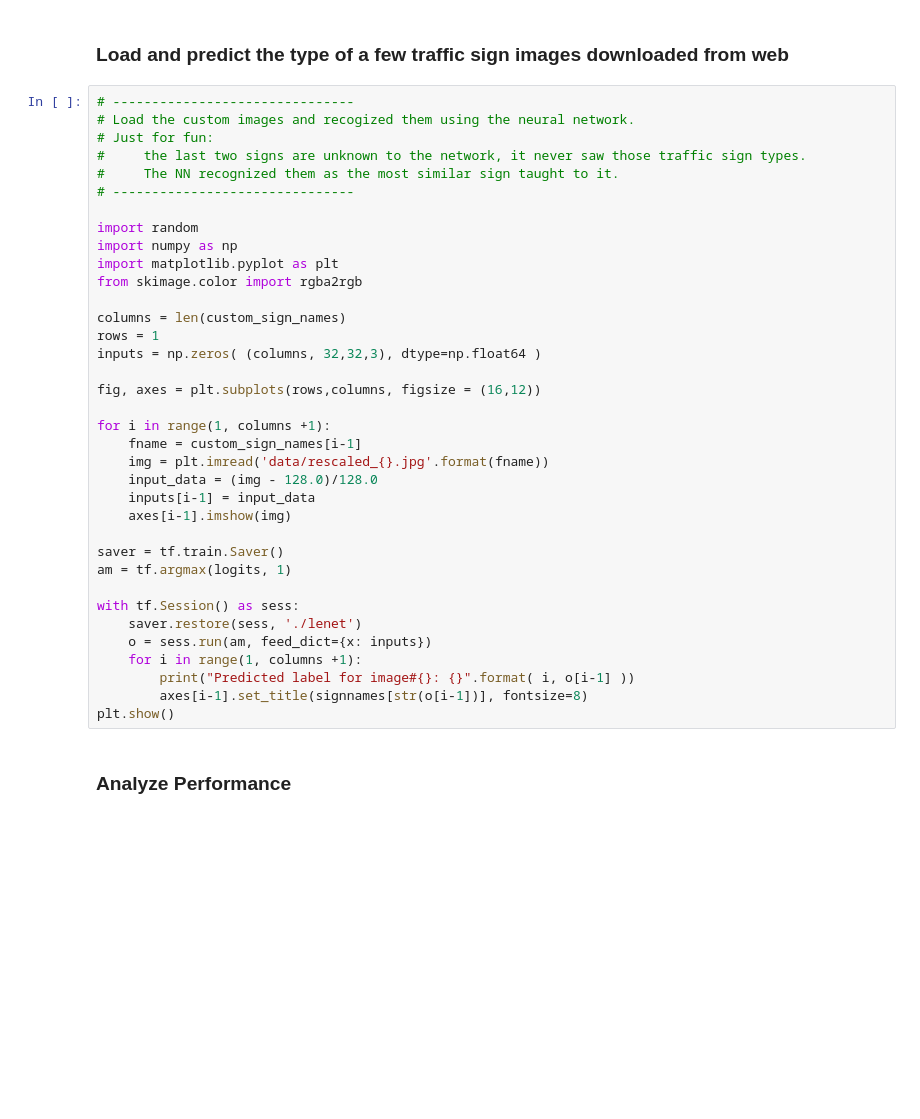
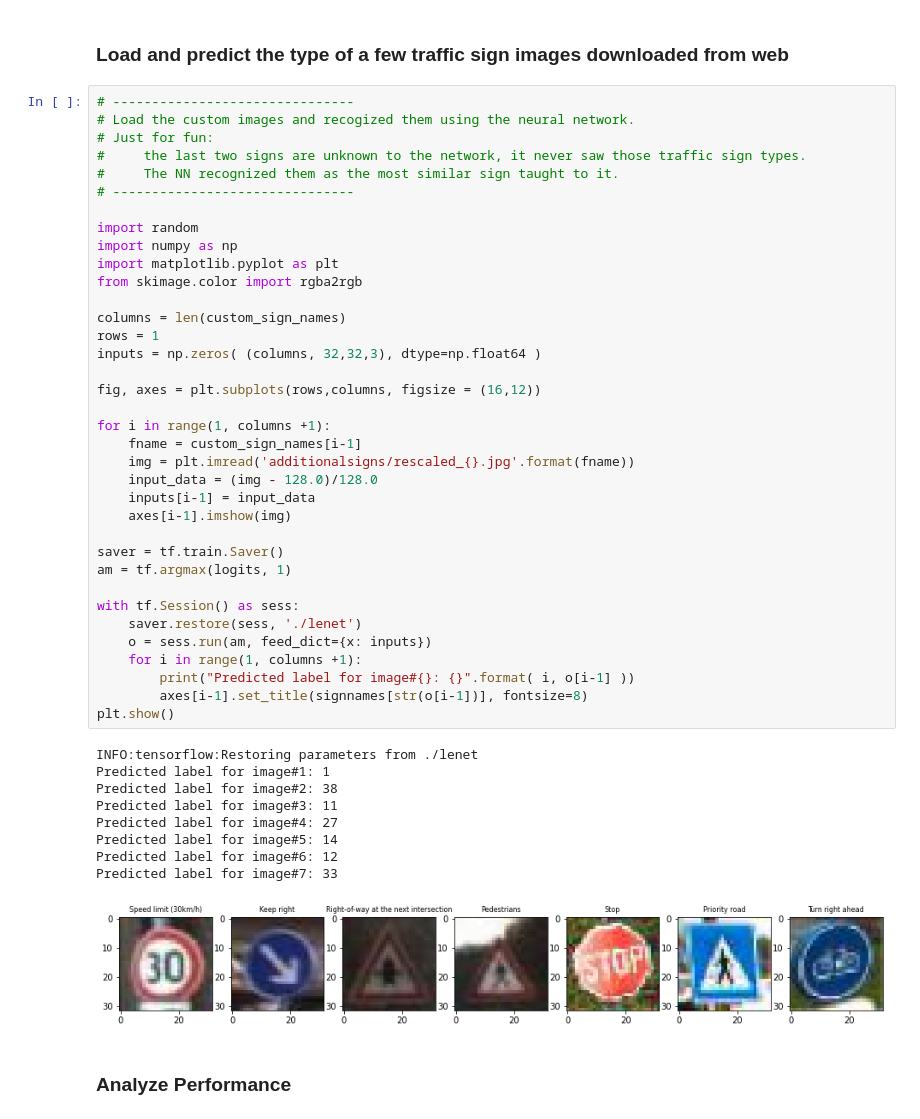
Before and after one commit to danthe42/CarND-Traffic-Sign-Classifier-Project, a Jupyter notebook: Traffic_Sign_Classifier.ipynb, the cells around one changed output. Saved outputs shown, nothing was run; the diff lists cells and outputs as text; blank space fills up the shorter version.

```diff
--- a/Traffic_Sign_Classifier.ipynb
+++ b/Traffic_Sign_Classifier.ipynb
@@ -539,34 +561,44 @@ plt.show()
 #     The NN recognized them as the most similar sign taught to it.
 # -------------------------------
 
 import random
 import numpy as np
 import matplotlib.pyplot as plt
 from skimage.color import rgba2rgb
 
 columns = len(custom_sign_names)
 rows = 1
 inputs = np.zeros( (columns, 32,32,3), dtype=np.float64 )
 
 fig, axes = plt.subplots(rows,columns, figsize = (16,12))
 
 for i in range(1, columns +1):
     fname = custom_sign_names[i-1]
-    img = plt.imread('data/rescaled_{}.jpg'.format(fname))
+    img = plt.imread('additionalsigns/rescaled_{}.jpg'.format(fname))
     input_data = (img - 128.0)/128.0
     inputs[i-1] = input_data
     axes[i-1].imshow(img)
 
 saver = tf.train.Saver()
 am = tf.argmax(logits, 1)
 
 with tf.Session() as sess:
     saver.restore(sess, './lenet')
     o = sess.run(am, feed_dict={x: inputs})
     for i in range(1, columns +1):
         print("Predicted label for image#{}: {}".format( i, o[i-1] ))
         axes[i-1].set_title(signnames[str(o[i-1])], fontsize=8)
 plt.show()
+# %% [output]
+INFO:tensorflow:Restoring parameters from ./lenet
+Predicted label for image#1: 1
+Predicted label for image#2: 38
+Predicted label for image#3: 11
+Predicted label for image#4: 27
+Predicted label for image#5: 14
+Predicted label for image#6: 12
+Predicted label for image#7: 33
+[figure, added]
 # %% [markdown]
 ### Analyze Performance
 # %%
```
Also changed, not shown: parts of 10 cells of this notebook.
